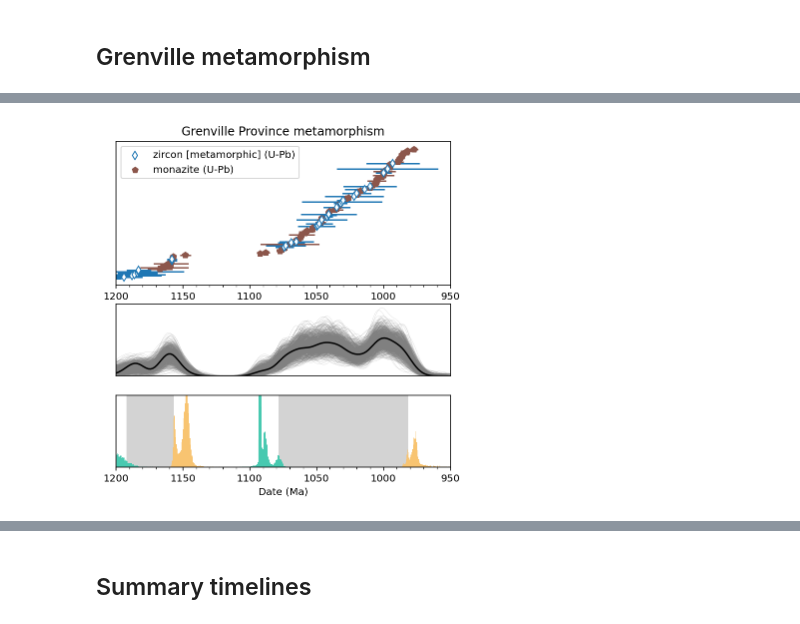
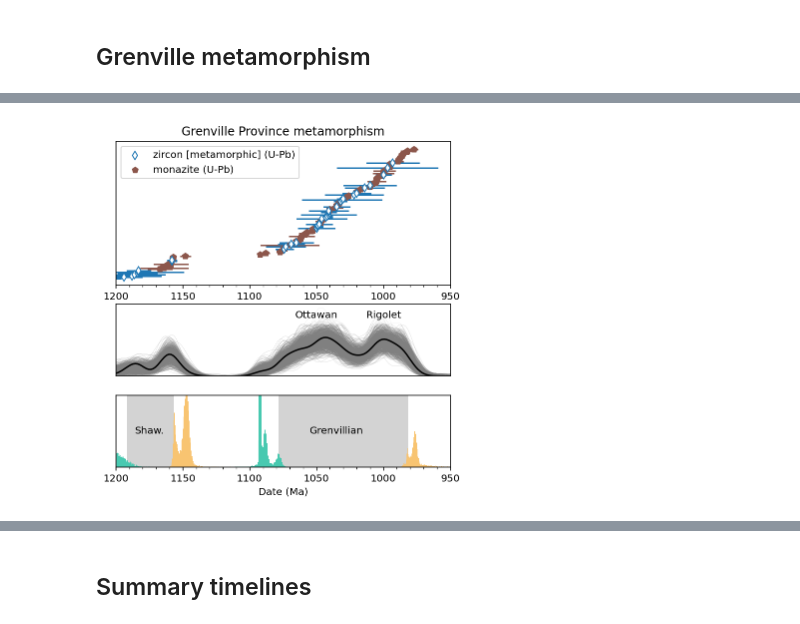
Before and after one commit to Swanson-Hysell/Mesoproterozoic_Turning_Point, a Jupyter notebook: code/Mesoprot_geochron.ipynb, the cells around one changed output, grey strips where cells are left out. Saved outputs shown, nothing was run; the diff lists cells and outputs as text; code cells hidden in the pictures.

```diff
--- a/code/Mesoprot_geochron.ipynb
+++ b/code/Mesoprot_geochron.ipynb
@@ -551,34 +567,45 @@ boot_maxs,boot_mins,Grenville_max,Grenville_min = bootstrap_calc_plot(Grenville_
 
 
 plt.xlim(1200,950)
 plt.gca().set_xticks([])
 plt.gca().set_yticks([])
 plt.gca().set_ylabel('')
 plt.gca().set_xlabel('')
 
+
+y_text = plt.gca().get_ylim()[1]*0.85
+t = plt.text(1050,y_text,'Ottawan',backgroundcolor='white',horizontalalignment='center',verticalalignment='center')
+t.set_bbox(dict(facecolor='white', alpha=0.6, edgecolor='none'))
+t = plt.text(1000,y_text,'Rigolet',horizontalalignment='center',verticalalignment='center')
+t.set_bbox(dict(facecolor='white', alpha=0.6, edgecolor='none'))
+
 fig.add_subplot(spec[2])
 boot_maxs,boot_mins,Grenville_Shaw_max,Grenville_Shaw_min = bootstrap_calc_plot(Grenville_dates_m_z_Shaw,
                                                                                 bootstrap_n=bootstrap_number,kde_bandwidth=0.8,plot=False)
 Grenville_Shaw_max_median = np.median(boot_maxs)
 Grenville_Shaw_min_median = np.median(boot_mins)
 plot_bootstrap_hist(boot_maxs,boot_mins,Grenville_Shaw_max,Grenville_Shaw_min,age_range_max=1200,age_range_min=950)
 
 boot_maxs,boot_mins,Grenville_Gren_max,Grenville_Gren_min = bootstrap_calc_plot(Grenville_dates_m_z_Gren,
                                                                                 bootstrap_n=bootstrap_number,kde_bandwidth=0.8,plot=False)
 Grenville_Gren_max_median = np.median(boot_maxs)
 Grenville_Gren_min_median = np.median(boot_mins)
 plot_bootstrap_hist(boot_maxs,boot_mins,Grenville_Gren_max,Grenville_Gren_min,age_range_max=1200,age_range_min=950,ylim='hist_min')
 
 plt.xlim(1200,950)
 plt.gca().xaxis.set_minor_locator(tck.AutoMinorLocator())
 plt.xlabel('Date (Ma)')
 plt.gca().set_yticks([])
 plt.gca().set_ylabel('')
 
+y_text = plt.gca().get_ylim()[1]*0.5
+plt.text(1035,y_text,'Grenvillian',horizontalalignment='center',verticalalignment='center')
+plt.text(1175,y_text,'Shaw.',horizontalalignment='center',verticalalignment='center')
+
 plt.savefig('geochron_Grenville.png',dpi=300,bbox_inches='tight',pad_inches = 0.1)
 plt.show()
 # %% [output]
-[figure, old version]
+[figure, new version]
 # %%
 print(Grenville_Shaw_max)
 print(Grenville_Shaw_min)
```
Also changed, not shown: parts of 13 cells of this notebook, 1 other file.
